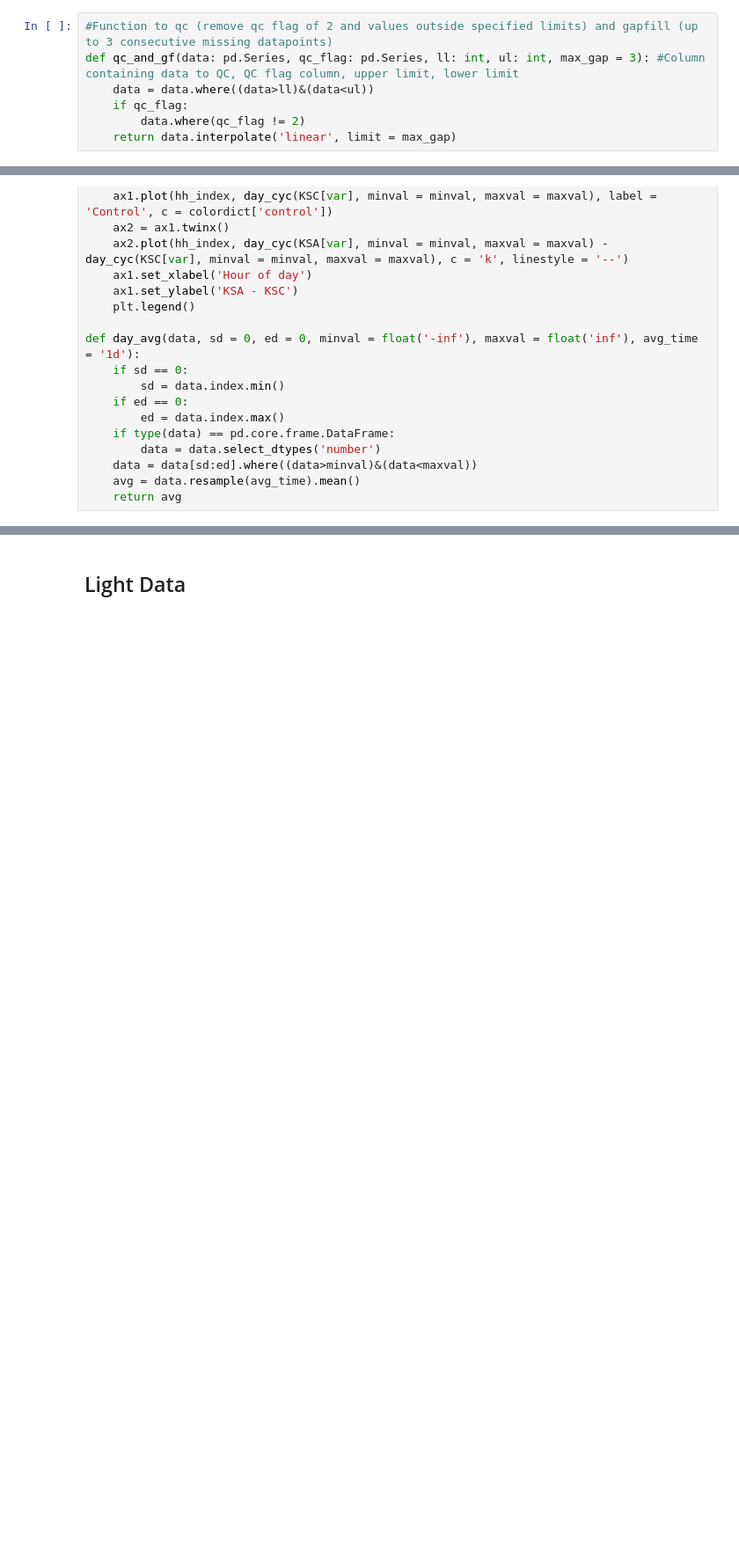
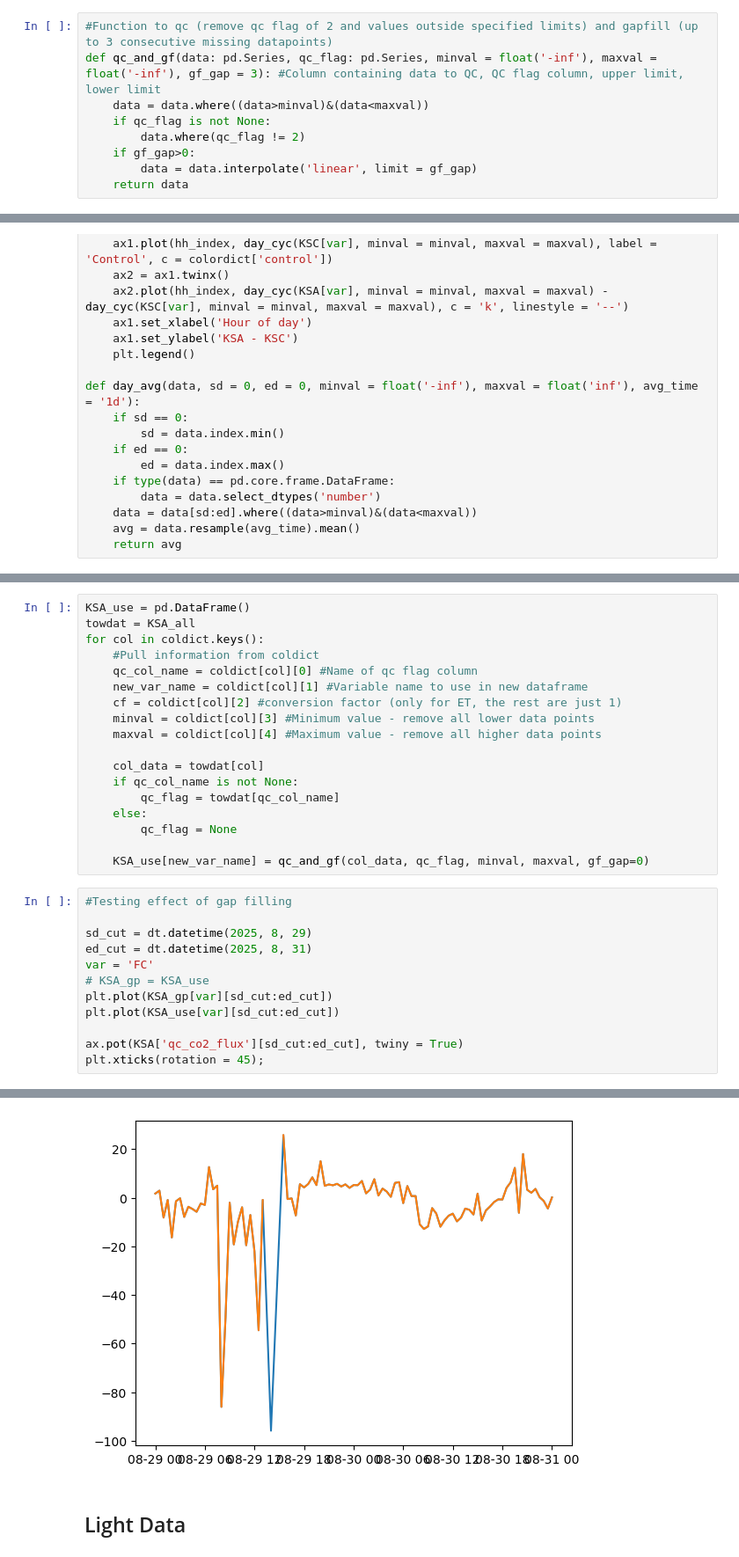
Before and after one commit to ermather/Kogonsa_Solar_obs_analysis, a Jupyter notebook: obs_analysis/AVRF_manuscript_figs.ipynb, the cells around one changed output, grey strips where cells are left out. Shown at 88% size. Drawn from its saved outputs; the diff is of its cells as text; blank space fills up the shorter version.

Commit message:
Created loop to consolidate the data I need for plots. rnf fuction is not not working for biomet data

```diff
--- a/obs_analysis/AVRF_manuscript_figs.ipynb
+++ b/obs_analysis/AVRF_manuscript_figs.ipynb
@@ -32,7 +37,9 @@ hh_index = np.arange(0, 24, 0.5)
 # %%
 #Function to qc (remove qc flag of 2 and values outside specified limits) and gapfill (up to 3 consecutive missing datapoints)
-def qc_and_gf(data: pd.Series, qc_flag: pd.Series, ll: int, ul: int, max_gap = 3): #Column containing data to QC, QC flag column, upper limit, lower limit
-    data = data.where((data>ll)&(data<ul))
-    if qc_flag:
+def qc_and_gf(data: pd.Series, qc_flag: pd.Series, minval = float('-inf'), maxval = float('-inf'), gf_gap = 3): #Column containing data to QC, QC flag column, upper limit, lower limit
+    data = data.where((data>minval)&(data<maxval))
+    if qc_flag is not None:
         data.where(qc_flag != 2)
-    return data.interpolate('linear', limit = max_gap)
+    if gf_gap>0:
+        data = data.interpolate('linear', limit = gf_gap)
+    return data
@@ -149,0 +165,31 @@ KSP_all = pd.concat([KSP[sd24:ed24], KSP_bm[sd24:ed24]], axis = 1)
+# %%
+KSA_use = pd.DataFrame()
+towdat = KSA_all
+for col in coldict.keys():
+    #Pull information from coldict
+    qc_col_name = coldict[col][0] #Name of qc flag column
+    new_var_name = coldict[col][1] #Variable name to use in new dataframe
+    cf = coldict[col][2] #conversion factor (only for ET, the rest are just 1)
+    minval = coldict[col][3] #Minimum value - remove all lower data points
+    maxval = coldict[col][4] #Maximum value - remove all higher data points
+
+    col_data = towdat[col]
+    if qc_col_name is not None:
+        qc_flag = towdat[qc_col_name]
+    else:
+        qc_flag = None
+
+    KSA_use[new_var_name] = qc_and_gf(col_data, qc_flag, minval, maxval, gf_gap=0)
+# %%
+#Testing effect of gap filling
+
+sd_cut = dt.datetime(2025, 8, 29)
+ed_cut = dt.datetime(2025, 8, 31)
+var = 'FC'
+# KSA_gp = KSA_use
+plt.plot(KSA_gp[var][sd_cut:ed_cut])
+plt.plot(KSA_use[var][sd_cut:ed_cut])
+
+ax.pot(KSA['qc_co2_flux'][sd_cut:ed_cut], twiny = True)
+plt.xticks(rotation = 45);
+# %% [output]
@@ -150,3 +197,4 @@ KSP_all = pd.concat([KSP[sd24:ed24], KSP_bm[sd24:ed24]], axis = 1)
+[figure, added]
 # %% [markdown]
 ## Light Data
 # %%
```
Also changed, not shown: parts of 14 cells of this notebook.
